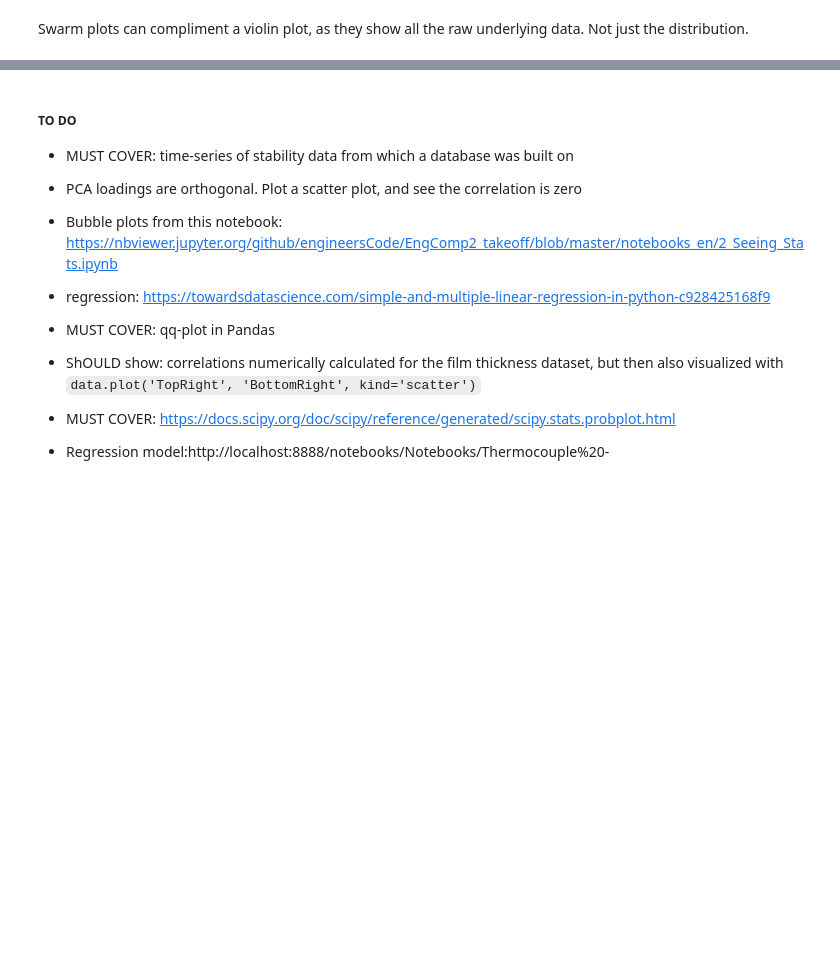
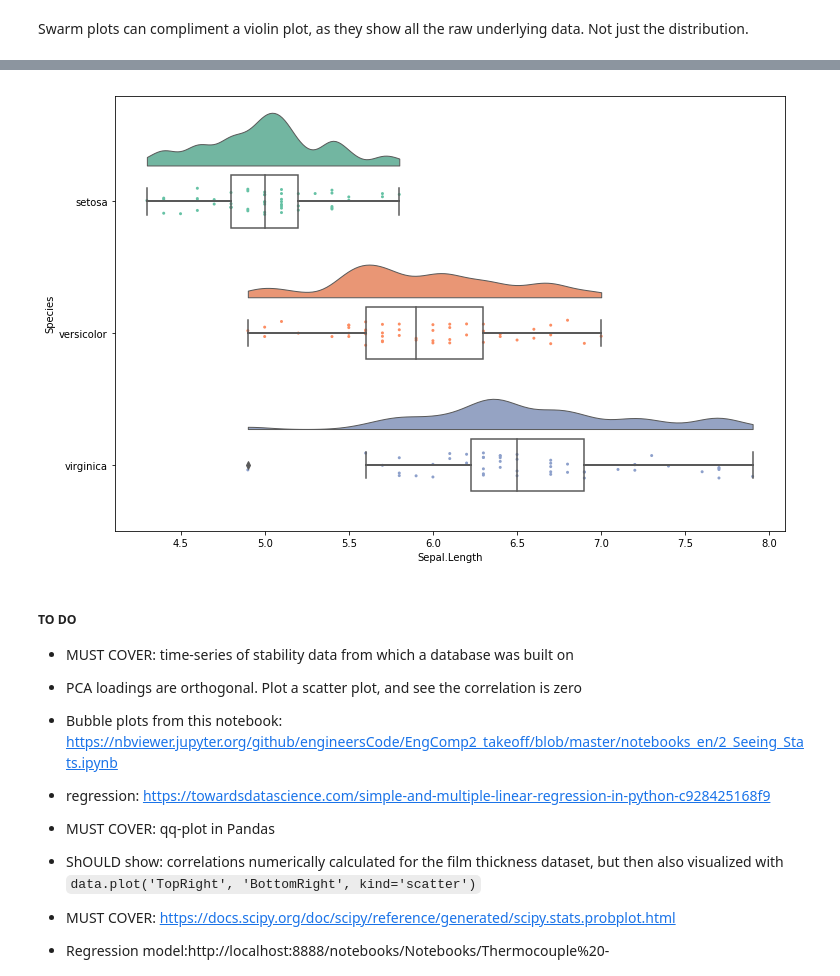
Before and after one commit to kgdunn/python-basic-notebooks, a Jupyter notebook: Module-10-interactive.ipynb, the cells around one changed output, grey strips where cells are left out. Cells and saved outputs as stored; diff of their text form; code cells hidden in the pictures; blank space fills up the shorter version.

Commit message:
Added example of raincloud plot

```diff
--- a/Module-10-interactive.ipynb
+++ b/Module-10-interactive.ipynb
@@ -720,3 +721,17 @@ axis2.set_ylim(0, 70);
+# %%
+import pandas as pd
+import ptitprince as pt
+%matplotlib inline
+df = pd.read_csv('https://vincentarelbundock.github.io/Rdatasets/csv/datasets/iris.csv')
+
+ax = pt.RainCloud(x = 'Species', y = 'Sepal.Length',
+                  data = df,
+                  width_viol = .8,
+                  width_box = .4,
+                  figsize = (12, 8), orient = 'h',
+                  move = .0)
+# %% [output]
+[figure, added]
 # %% [markdown]
 ##### TO DO
 
```
Also changed, not shown: parts of 2 cells of this notebook.
